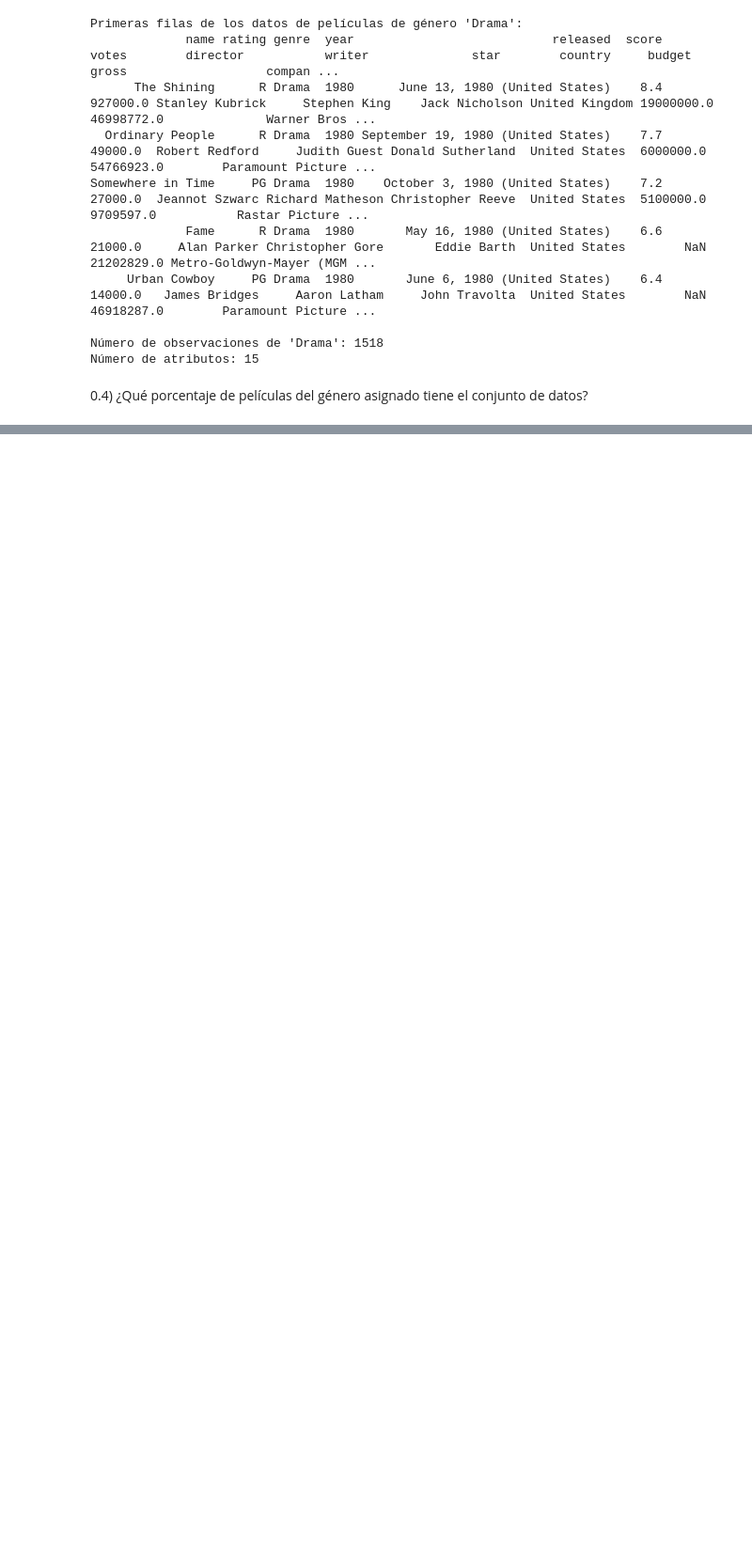
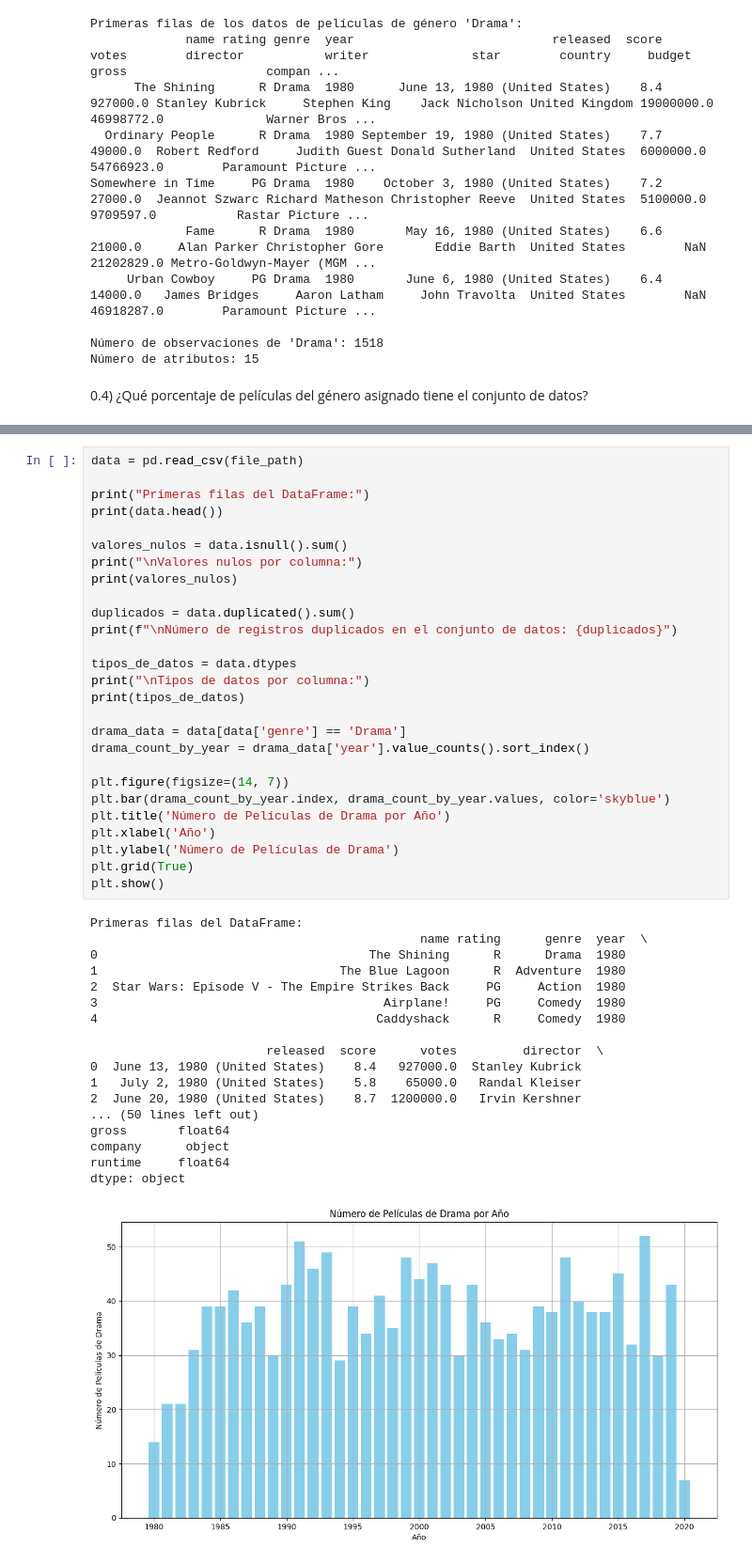
Before and after one commit to caesar-dat-com/Quick_programming_tasks, a Jupyter notebook: movies/movies.ipynb, the cells around one changed output, grey strips where cells are left out. Shown at 94% size. Cells and saved outputs as stored; diff of their text form; blank space fills up the shorter version.

```diff
--- a/movies/movies.ipynb
+++ b/movies/movies.ipynb
@@ -109,0 +153,46 @@ Número de atributos: 15
+# %%
+data = pd.read_csv(file_path)
+
+print("Primeras filas del DataFrame:")
+print(data.head())
+
+valores_nulos = data.isnull().sum()
+print("\nValores nulos por columna:")
+print(valores_nulos)
+
+duplicados = data.duplicated().sum()
+print(f"\nNúmero de registros duplicados en el conjunto de datos: {duplicados}")
+
+tipos_de_datos = data.dtypes
+print("\nTipos de datos por columna:")
+print(tipos_de_datos)
+
+drama_data = data[data['genre'] == 'Drama']
+drama_count_by_year = drama_data['year'].value_counts().sort_index()
+
+plt.figure(figsize=(14, 7))
+plt.bar(drama_count_by_year.index, drama_count_by_year.values, color='skyblue')
+plt.title('Número de Películas de Drama por Año')
+plt.xlabel('Año')
+plt.ylabel('Número de Películas de Drama')
+plt.grid(True)
+plt.show()
+# %% [output]
+Primeras filas del DataFrame:
+                                             name rating      genre  year  \
+0                                     The Shining      R      Drama  1980
+1                                 The Blue Lagoon      R  Adventure  1980
+2  Star Wars: Episode V - The Empire Strikes Back     PG     Action  1980
+3                                       Airplane!     PG     Comedy  1980
+4                                      Caddyshack      R     Comedy  1980
+
+                        released  score      votes         director  \
+0  June 13, 1980 (United States)    8.4   927000.0  Stanley Kubrick
+1   July 2, 1980 (United States)    5.8    65000.0   Randal Kleiser
+2  June 20, 1980 (United States)    8.7  1200000.0   Irvin Kershner
+... (50 lines left out)
+gross       float64
+company      object
+runtime     float64
+dtype: object
+[figure, added]
```
Also changed, not shown: parts of 26 cells of this notebook.
